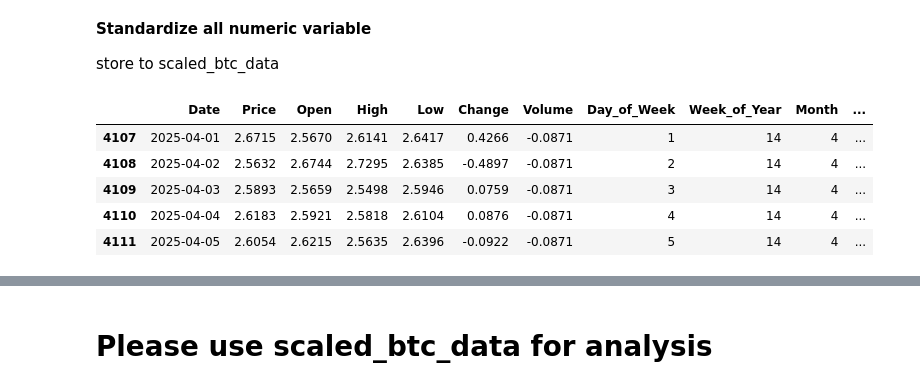
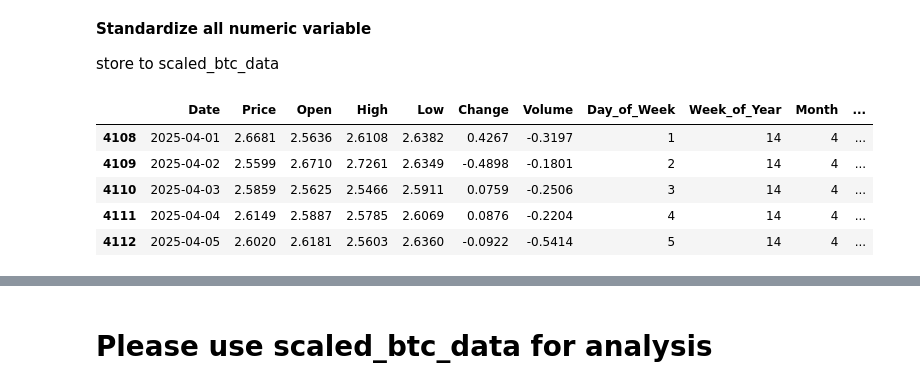
Before and after one commit to Rex-Chan99/Bitcoin_prediction, a Jupyter notebook: Master_dataset.ipynb, the cells around one changed output, grey strips where cells are left out. Saved outputs shown, nothing was run; the diff lists cells and outputs as text; code cells hidden in the pictures.

```diff
--- a/Master_dataset.ipynb
+++ b/Master_dataset.ipynb
@@ -410,6 +499,8 @@ btc_data.describe().T
 # Calculate the percentage price change over the next 7-day and 2-day (Target Variable for Regression)
 btc_data["7D_Pct_Change"] = ((btc_data["Price"].shift(-7) - btc_data["Price"]) / btc_data["Price"]) * 100
 btc_data["2D_Pct_Change"] = ((btc_data["Price"].shift(-2) - btc_data["Price"]) / btc_data["Price"]) * 100
+btc_data["14D_Pct_Change"] = ((btc_data["Price"].shift(-14) - btc_data["Price"]) / btc_data["Price"]) * 100
+btc_data["30D_Pct_Change"] = ((btc_data["Price"].shift(-30) - btc_data["Price"]) / btc_data["Price"]) * 100
 
 # Create binary variables for 7-day and 2-day percentage changes
 btc_data["7D_Positive"] = (btc_data["7D_Pct_Change"] > 0).astype(int)  # 1 if positive, 0 if negative
@@ -418,0 +583,10 @@ btc_data["2D_Positive"] = (btc_data["2D_Pct_Change"] > 0).astype(int)  # 1 if po
+# %%
+# Add continuous features
+# ADX_Strength: How far ADX is above the threshold (ADX - 25, 0 if below)
+btc_data['ADX_Strength'] = (btc_data['ADX'] - adx_threshold).clip(lower=0)
+
+# ADX_Trend_Duration: Number of consecutive days ADX > 25
+btc_data['ADX_Trend_Duration'] = (btc_data['ADX'] > adx_threshold).astype(int).groupby((btc_data['ADX'] <= adx_threshold).astype(int).cumsum()).cumsum()
+
+# ADX_Trend_Direction: +DI minus -DI (positive for uptrend, negative for downtrend)
+btc_data['ADX_Trend_Direction'] = btc_data['+DI'] - btc_data['-DI']
@@ -419,12 +828,13 @@ btc_data["2D_Positive"] = (btc_data["2D_Pct_Change"] > 0).astype(int)  # 1 if po
 # %% [markdown]
 ##Join External Data Source
 # %%
-#Left join gold_price_data and risk_free_data to btc_data
+#Left join gold_price_data, risk_free_data, spy500 to btc_data
 
 btc_data = pd.merge(btc_data, gold_price_data, on='Date', how='left') #till 2025-02-03
 btc_data = pd.merge(btc_data, risk_free_data, on='Date', how='left')
+btc_data = pd.merge(btc_data, spy_data, on='Date', how='left') #till 2025-04-11
 
-#As gold_price and bond yield have market closeure, all na filled by previous day close data
+#As other external data have market closeure, all na filled by previous day close data
 # %%
 btc_data.info()
 # %% [output]
@@ -465,6 +875,8 @@ btc_data['YeoJohnson_Price'] = power_transformer_price.fit_transform(btc_data[['
 btc_data['YeoJohnson_Change'] = power_transformer_change.fit_transform(btc_data[['Change']])
 btc_data['YeoJohnson_7D_Pct_Change'] = power_transformer_7d_pct_change.fit_transform(btc_data[['7D_Pct_Change']])
 btc_data['YeoJohnson_2D_Pct_Change'] = power_transformer_2d_pct_change.fit_transform(btc_data[['2D_Pct_Change']])
+btc_data['YeoJohnson_14D_Pct_Change'] = power_transformer_7d_pct_change.fit_transform(btc_data[['14D_Pct_Change']])
+btc_data['YeoJohnson_30D_Pct_Change'] = power_transformer_2d_pct_change.fit_transform(btc_data[['30D_Pct_Change']])
 
 # Store lambda values for each column
 lambdas = {
@@ -529,33 +934,44 @@ Index(['Date', 'Price', 'Open', 'High', 'Low', 'Change', 'Volume',
 store to scaled_btc_data
 # %%
 #Standardize all numeric variable
-from sklearn.preprocessing import StandardScaler
+from sklearn.preprocessing import StandardScaler, MinMaxScaler
 
-# Initialize the StandardScaler
+# Initialize the MinMaxScaler and StandardScaler
+min_max_scaler = MinMaxScaler()
 standard_scaler = StandardScaler()
 
+# Apply log transformation to 'Volume' to reduce the range
+btc_data['Volume'] = np.log1p(btc_data['Volume'])  # log1p handles log(0) safely
+
+# Apply Scaler
+btc_data['Volume'] = min_max_scaler.fit_transform(btc_data[['Volume']])
+btc_data['Volume'] = standard_scaler.fit_transform(btc_data[['Volume']])
+
 # List of features for scaling
-numeric_features = ['Price', 'Open', 'High', 'Low', 'Change', 'Volume', 'RSI_6', 'RSI_12', 'EMA_14',
-       'SMA_14', 'OBV', 'MACD', 'MACD_Signal','MACD_above_signal', 'MACD_below_signal','MACD_cum_buy', 'MACD_cum_sell',
-       'BB_lower', 'BB_upper','Price_below_BB_lower', 'Price_above_BB_upper', 'BB_cum_Buy', 'BB_cum_Sell',
-       'ATR', 'Stop_Loss_Long', 'Stop_Loss_Short', 'VWAP',
-                    'Support', 'Resistance', 'Fear_and_Greed_Index',
-                    'YeoJohnson_Price', 'YeoJohnson_Change', 'YeoJohnson_7D_Pct_Change', 'YeoJohnson_2D_Pct_Change']
+numeric_features = [
+  'Price', 'Open', 'High', 'Low', 'Change', 'RSI_6', 'RSI_12', 'EMA_14',
+  'SMA_14', 'OBV', 'MACD', 'MACD_Signal','MACD_above_signal', 'MACD_below_signal','MACD_cum_buy', 'MACD_cum_sell',
+  'BB_lower', 'BB_upper','Price_below_BB_lower', 'Price_above_BB_upper', 'BB_cum_Buy', 'BB_cum_Sell',
+  'ATR', 'Stop_Loss_Long', 'Stop_Loss_Short', 'VWAP','Support', 'Resistance', 'YeoJohnson_Price',
+  'YeoJohnson_Change','YeoJohnson_7D_Pct_Change', 'YeoJohnson_2D_Pct_Change', 'Gold_Price', 'Gold_Volume',
+  'US_10Y', 'Yield_Spread','Triangle_Completion', 'Triangle_Height', 'Breakout_Strength',
+  'ADX_Strength', 'ATR_Ratio', 'Price_vs_MA50', 'Price_vs_MA200', 'MA_Distance_Ratio', 'OBV_Slope',
+  'Stochastic_%K', 'Stochastic_%D', 'SPY_Price', 'SPY_Volume', 'YeoJohnson_14D_Pct_Change', 'YeoJohnson_30D_Pct_Change']
 
 # Fit and transform only the numeric features
 scaled_features = standard_scaler.fit_transform(btc_data[numeric_features])
 
 # Create a new DataFrame for scaled data
 scaled_btc_data = btc_data.copy()  # Copy original DataFrame
 
 # Replace numeric columns in the new DataFrame with scaled values
 scaled_btc_data[numeric_features] = scaled_features
 
 scaled_btc_data.tail()
 # %% [output]
 |  | Date | Price | Open | High | Low | Change | Volume | Day_of_Week | Week_of_Year | Month | ... |
-| 4107 | 2025-04-01 | 2.6715 | 2.5670 | 2.6141 | 2.6417 | 0.4266 | -0.0871 | 1 | 14 | 4 | ... |
-| 4108 | 2025-04-02 | 2.5632 | 2.6744 | 2.7295 | 2.6385 | -0.4897 | -0.0871 | 2 | 14 | 4 | ... |
-| 4109 | 2025-04-03 | 2.5893 | 2.5659 | 2.5498 | 2.5946 | 0.0759 | -0.0871 | 3 | 14 | 4 | ... |
-| 4110 | 2025-04-04 | 2.6183 | 2.5921 | 2.5818 | 2.6104 | 0.0876 | -0.0871 | 4 | 14 | 4 | ... |
-| 4111 | 2025-04-05 | 2.6054 | 2.6215 | 2.5635 | 2.6396 | -0.0922 | -0.0871 | 5 | 14 | 4 | ... |
+| 4108 | 2025-04-01 | 2.6681 | 2.5636 | 2.6108 | 2.6382 | 0.4267 | -0.3197 | 1 | 14 | 4 | ... |
+| 4109 | 2025-04-02 | 2.5599 | 2.6710 | 2.7261 | 2.6349 | -0.4898 | -0.1801 | 2 | 14 | 4 | ... |
+| 4110 | 2025-04-03 | 2.5859 | 2.5625 | 2.5466 | 2.5911 | 0.0759 | -0.2506 | 3 | 14 | 4 | ... |
+| 4111 | 2025-04-04 | 2.6149 | 2.5887 | 2.5785 | 2.6069 | 0.0876 | -0.2204 | 4 | 14 | 4 | ... |
+| 4112 | 2025-04-05 | 2.6020 | 2.6181 | 2.5603 | 2.6360 | -0.0922 | -0.5414 | 5 | 14 | 4 | ... |
```
Also changed, not shown: parts of 78 cells of this notebook.
